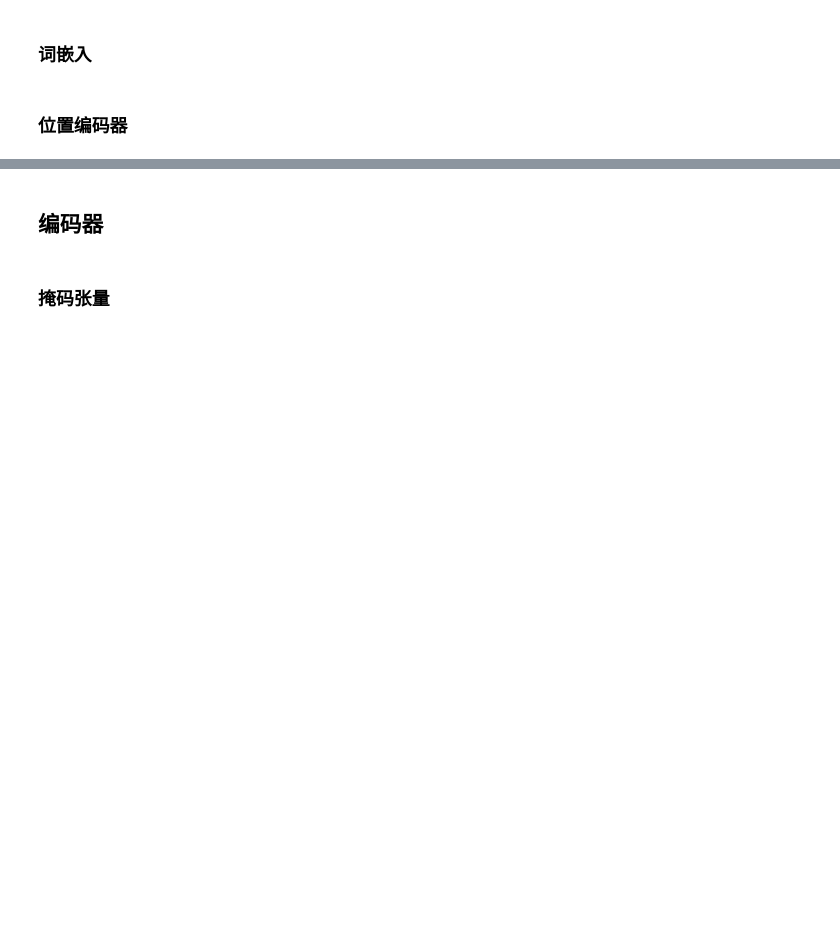
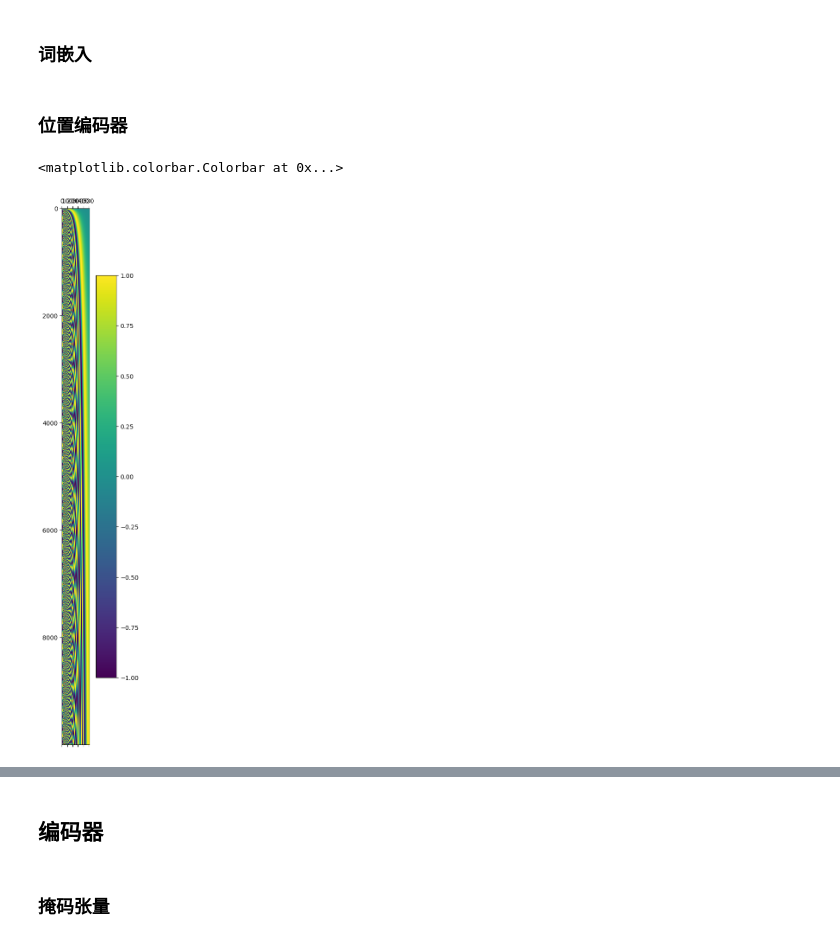
Before and after one commit to princepride/scratch-pytorch-step-by-step, a Jupyter notebook: 3. 经典神经网络模型/3.6 pytorch版本的transformer.ipynb, the cells around one changed output, grey strips where cells are left out. Saved outputs shown, nothing was run; the diff lists cells and outputs as text; code cells hidden in the pictures; blank space fills up the shorter version.

```diff
--- a/3. 经典神经网络模型/3.6 pytorch版本的transformer.ipynb
+++ b/3. 经典神经网络模型/3.6 pytorch版本的transformer.ipynb
@@ -44,6 +44,25 @@ class PositionalEncoding(nn.Module):
     def forward(self, x):
         x = x + Variable(self.pe[:,:x.size(1)],requires_grad=False)
         return self.dropout(x)
+# %%
+import numpy as np
+import matplotlib.pyplot as plt
+
+def getPositionEncoding(seq_len, d, n=10000):
+    P = np.zeros((seq_len, d))
+    for k in range(seq_len):
+        for i in np.arange(int(d/2)):
+            denominator = np.power(n, 2*i/d)
+            P[k, 2*i] = np.sin(k/denominator)
+            P[k, 2*i+1] = np.cos(k/denominator)
+    return P
+
+P = getPositionEncoding(seq_len=10000, d=512, n=10000)
+cax = plt.matshow(P)
+plt.gcf().colorbar(cax)
+# %% [output]
+<matplotlib.colorbar.Colorbar at 0x...>
+[figure, added]
 # %%
 embeddings = Embeddings(512,1000)
 # %%
```
Also changed, not shown: parts of 3 cells of this notebook.
